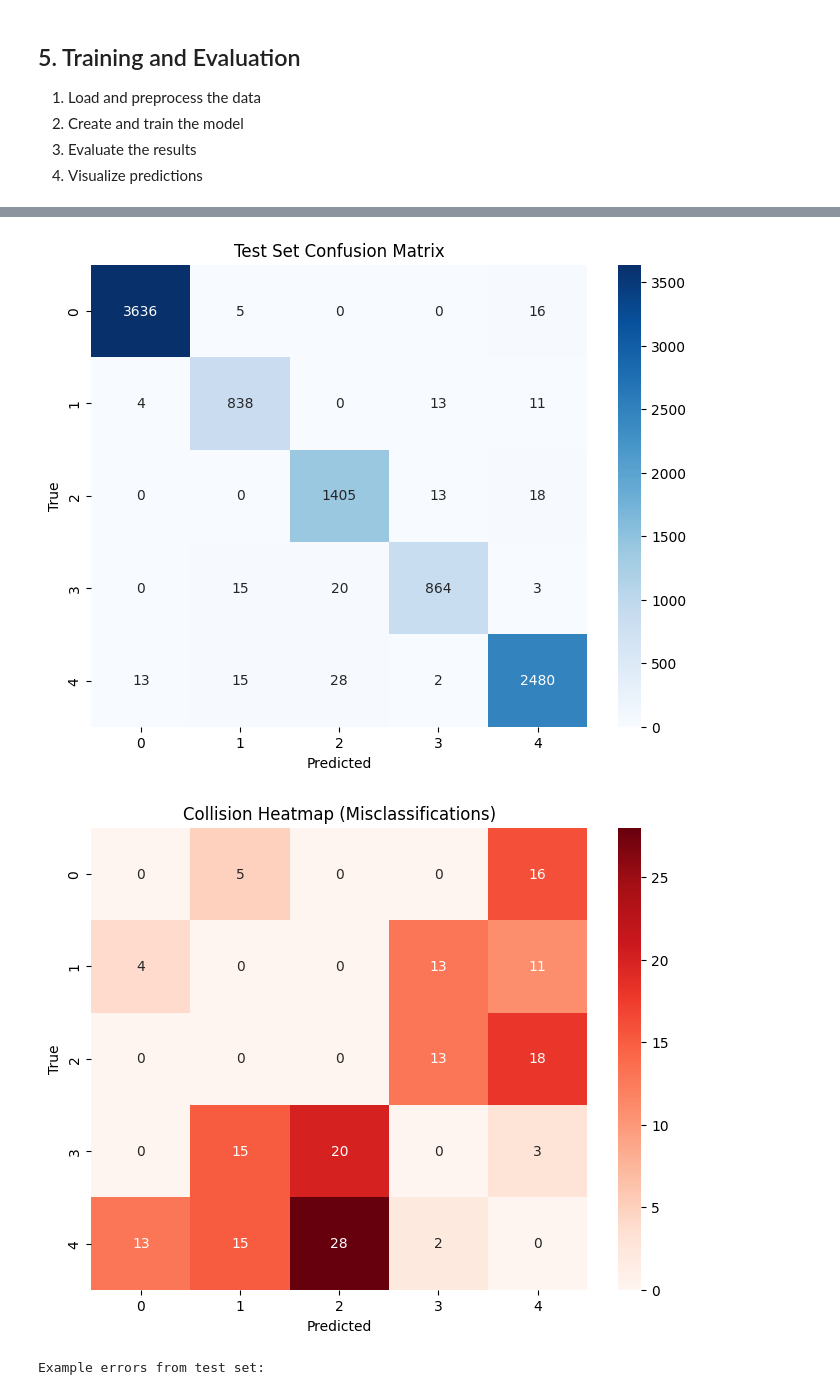
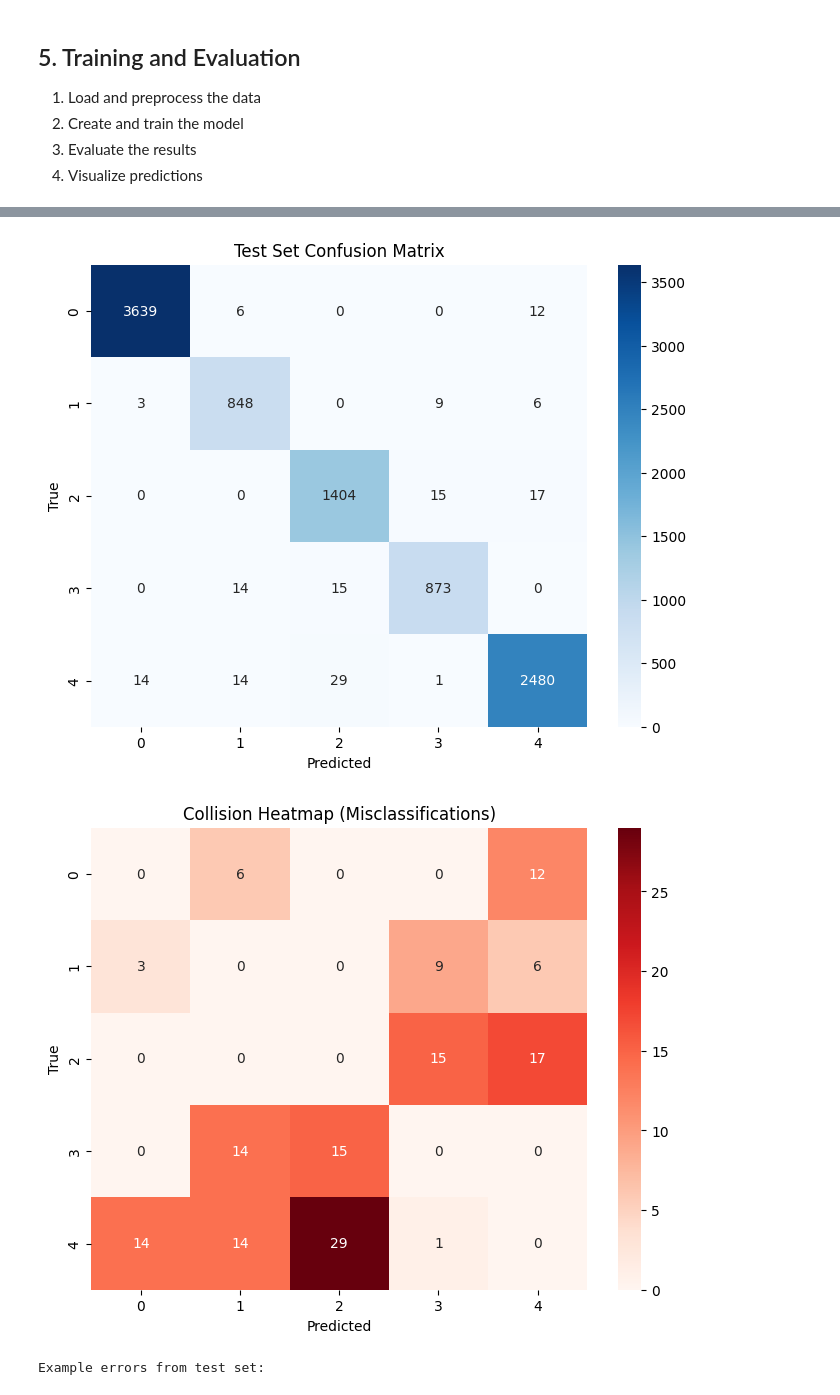
Before and after one commit to 2ek0/CNN, a Jupyter notebook: weather_cnn.ipynb, the cells around one changed output, grey strips where cells are left out. Cells and saved outputs as stored; diff of their text form; code cells hidden in the pictures.

Commit message:
add ablation_img result

```diff
--- a/weather_cnn.ipynb
+++ b/weather_cnn.ipynb
@@ -86,7 +86,7 @@ os.makedirs(checkpoint_dir, exist_ok=True)
 # Options: 'cloud_coverage', 'sun_obscuration_percentage', 'irradiance', 'time'
 # To remove images, set ablation_no_image = True
 ablation_features = []  # e.g., ['cloud_coverage', 'irradiance', 'time']
-ablation_no_image = False  # Set True to train without images
+ablation_no_image = True  # Set True to train without images
 # %% [markdown]
 ## 5. Training and Evaluation
 
@@ -181,7 +176,7 @@ model.compile(optimizer=optimizers.Adam(1e-4), loss='categorical_crossentropy',
 
 callbacks = [
     EarlyStopping(monitor='val_loss', patience=5, restore_best_weights=True),
-    ModelCheckpoint("best_model_all.keras", save_best_only=True)
+    ModelCheckpoint("best_model_img.keras", save_best_only=True)
  ]
 
 # Train the model
@@ -189,9 +184,9 @@ print("[Step 7] Training the model with Keras...")
 history = model.fit([X_train_images, X_train_features], Y_train,
                     validation_data=([X_val_images, X_val_features], Y_val),
                     batch_size=batch_size, epochs=30, callbacks=callbacks)
-with open('training_history_all.json', 'w') as f:
+with open('training_history_img.json', 'w') as f:
     json.dump(history.history, f)
-print("Training history saved to training_history_all.json")
+print("Training history saved to training_history_img.json")
 print("[Step 7] Model training complete.")
 # %% [output]
 [Step 7] Training the model with Keras...
@@ -219,9 +214,9 @@ import matplotlib.pyplot as plt
 # Evaluate and save
 val_loss, val_acc = model.evaluate([X_val_images, X_val_features], Y_val)
 print(f"Validation Accuracy: {val_acc*100:.4f}%")
-model.save(os.path.join(checkpoint_dir, "weather_cnn_model_all.h5"))
-model.save(os.path.join(checkpoint_dir, "weather_cnn_model_all.keras"))
-print(f"Model saved to {os.path.join(checkpoint_dir, 'weather_cnn_model_all.h5')}")
+model.save(os.path.join(checkpoint_dir, "weather_cnn_model_img.h5"))
+model.save(os.path.join(checkpoint_dir, "weather_cnn_model_img.keras"))
+print(f"Model saved to {os.path.join(checkpoint_dir, 'weather_cnn_model_img.h5')}")
 
 # Final test evaluation
 test_loss, test_acc = model.evaluate([X_test_images, X_test_features], Y_test)
@@ -309,4 +304,4 @@ Accuracy: 98.1275%
 weighted avg       0.98      0.98      0.98      9399
 [figure]
-[figure, old version]
+[figure, new version]
 Example errors from test set:
```
Also changed, not shown: parts of 4 cells of this notebook, 10 other files.
